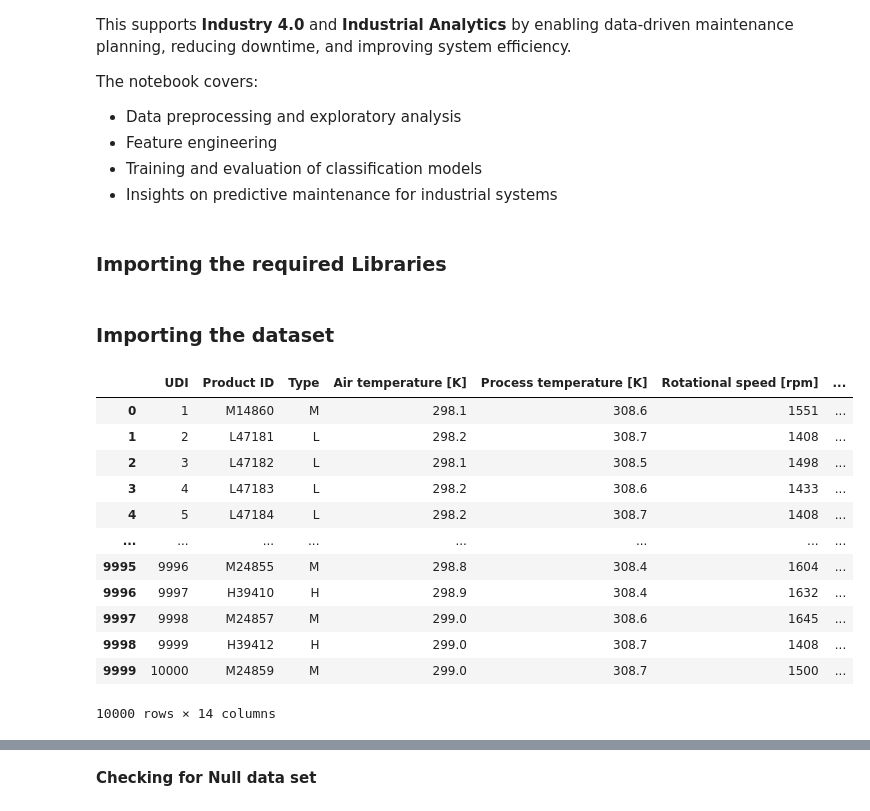
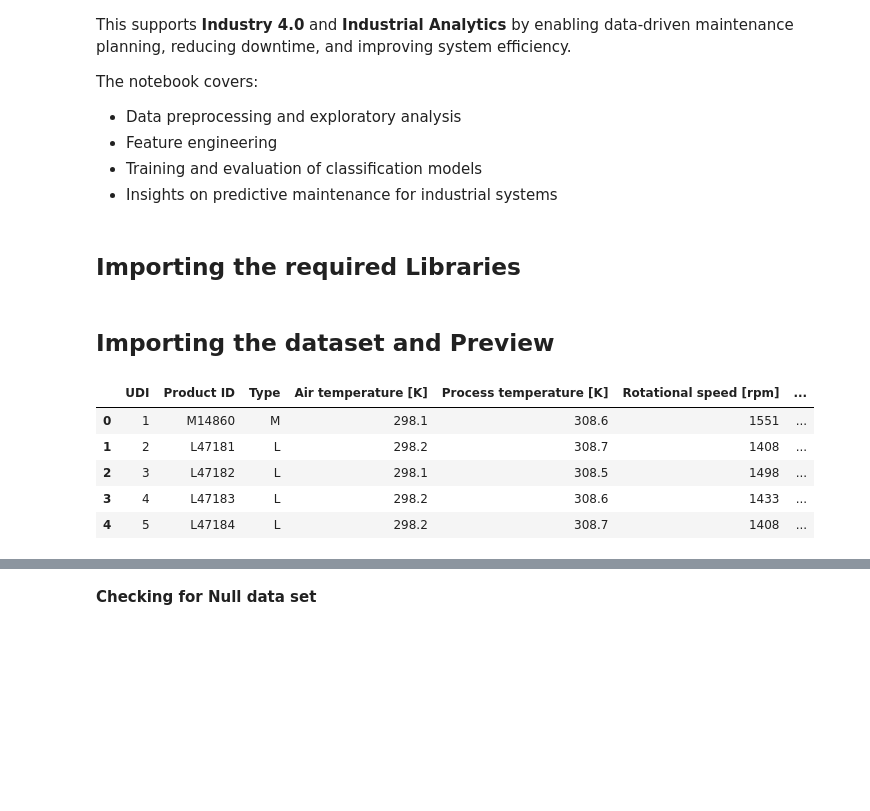
Before and after one commit to Yohannes-Kewani/industrial-analytics-projects, a Jupyter notebook: predictive-maintenance-ml/notebooks/predictive_maintenance.ipynb, the cells around one changed output, grey strips where cells are left out. Cells and saved outputs as stored; diff of their text form; code cells hidden in the pictures; blank space fills up the shorter version.

```diff
--- a/predictive-maintenance-ml/notebooks/predictive_maintenance.ipynb
+++ b/predictive-maintenance-ml/notebooks/predictive_maintenance.ipynb
@@ -20,7 +20,7 @@ The notebook covers:
 - Training and evaluation of classification models
 - Insights on predictive maintenance for industrial systems
 # %% [markdown]
-### Importing the required Libraries
+## Importing the required Libraries
 # %%
 
 import numpy as np
@@ -30,22 +31,15 @@ from sklearn.model_selection import train_test_split
 from sklearn.ensemble import RandomForestClassifier
 from sklearn.metrics import classification_report, confusion_matrix
 # %% [markdown]
-### Importing the dataset
+## Importing the dataset and Preview
 # %%
 
 df = pd.read_csv("../data/ai4i2020.csv")
-df
+df.head()
 # %% [output]
 |  | UDI | Product ID | Type | Air temperature [K] | Process temperature [K] | Rotational speed [rpm] | ... |
 | 0 | 1 | M14860 | M | 298.1 | 308.6 | 1551 | ... |
 | 1 | 2 | L47181 | L | 298.2 | 308.7 | 1408 | ... |
 | 2 | 3 | L47182 | L | 298.1 | 308.5 | 1498 | ... |
 | 3 | 4 | L47183 | L | 298.2 | 308.6 | 1433 | ... |
 | 4 | 5 | L47184 | L | 298.2 | 308.7 | 1408 | ... |
-| ... | ... | ... | ... | ... | ... | ... | ... |
-| 9995 | 9996 | M24855 | M | 298.8 | 308.4 | 1604 | ... |
-| 9996 | 9997 | H39410 | H | 298.9 | 308.4 | 1632 | ... |
-| 9997 | 9998 | M24857 | M | 299.0 | 308.6 | 1645 | ... |
-| 9998 | 9999 | H39412 | H | 299.0 | 308.7 | 1408 | ... |
-| 9999 | 10000 | M24859 | M | 299.0 | 308.7 | 1500 | ... |
-10000 rows × 14 columns
```
Also changed, not shown: parts of 14 cells of this notebook, 1 other file.
